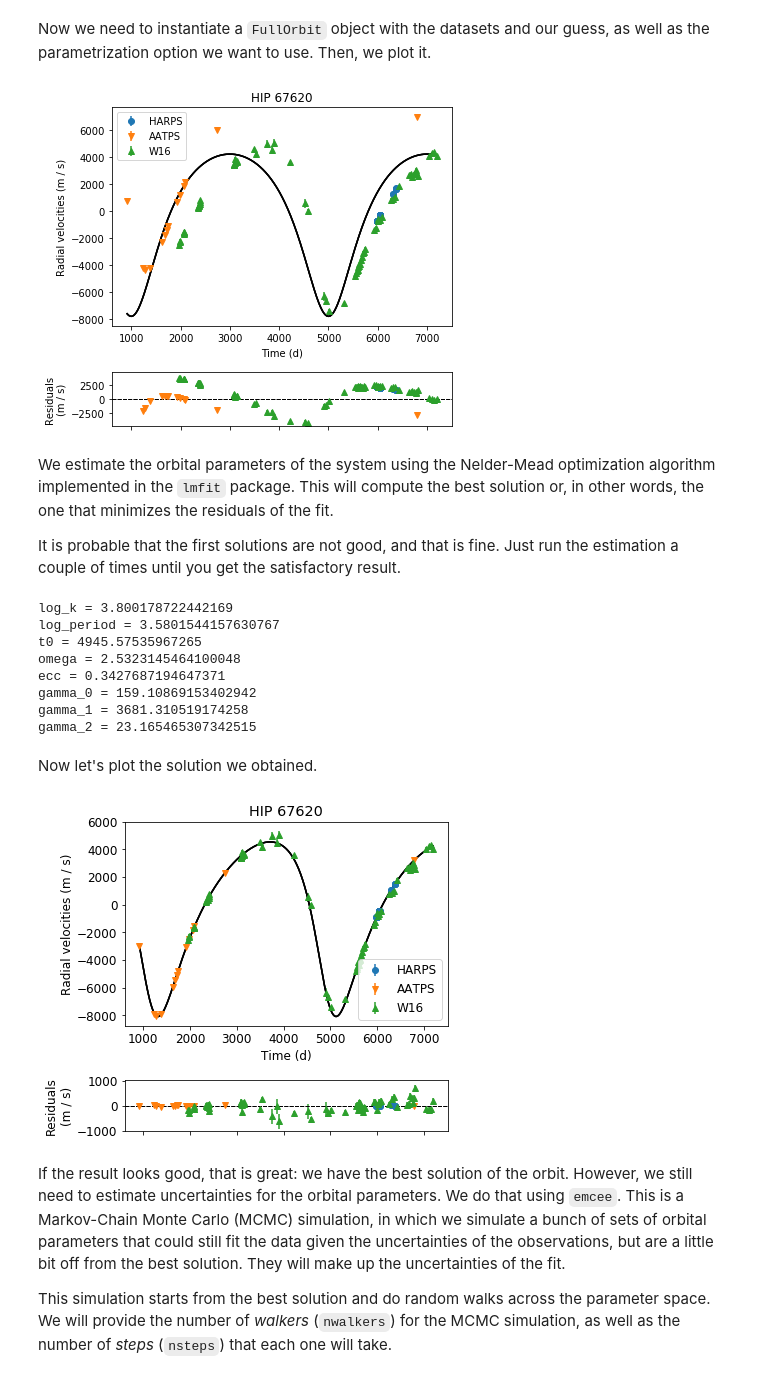
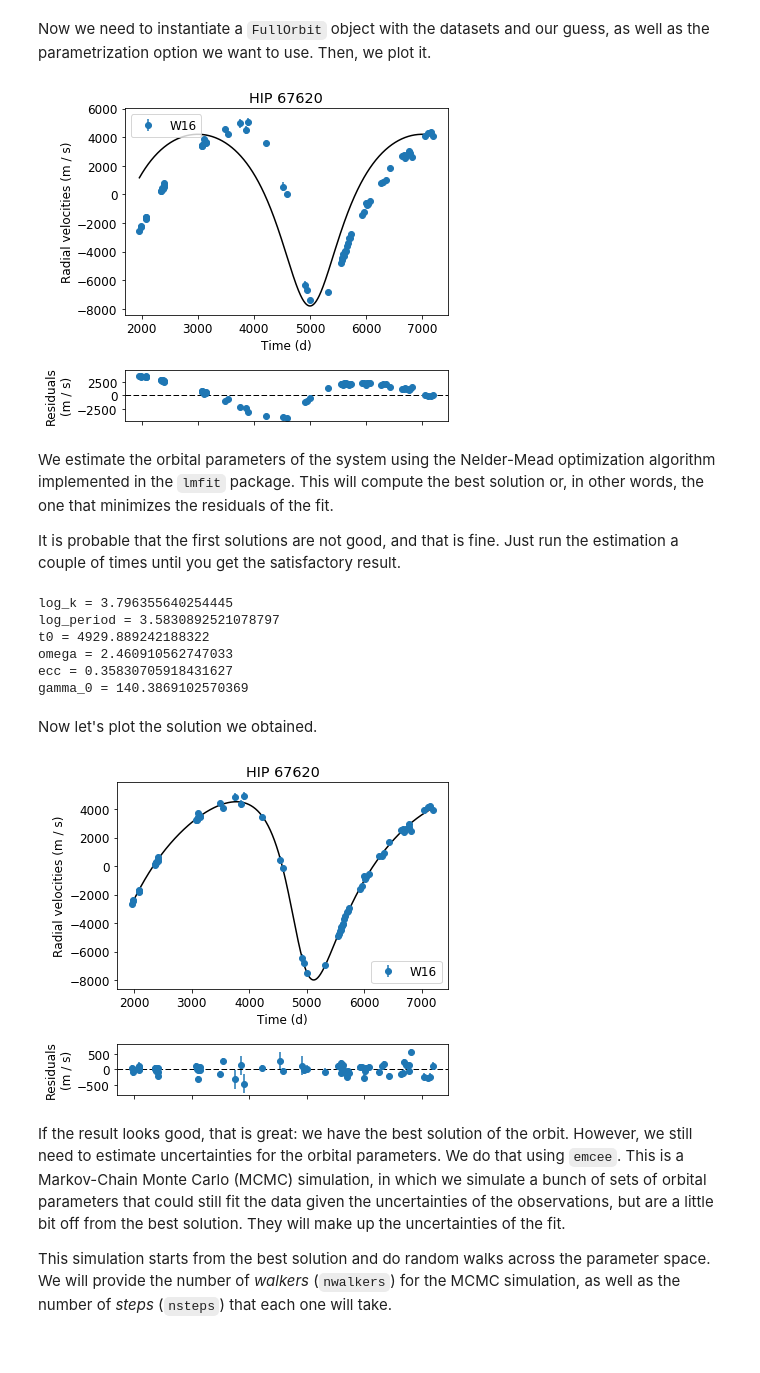
Before and after one commit to Eapj3/radial_, a Jupyter notebook: docs/HIP67620_example.ipynb, the cells around one changed output. Saved outputs shown, nothing was run; the diff lists cells and outputs as text; code cells hidden in the pictures; blank space fills up the shorter version.

```diff
--- a/docs/HIP67620_example.ipynb
+++ b/docs/HIP67620_example.ipynb
@@ -62,13 +62,13 @@ guess = {'k': 6000,
 # %% [markdown]
 Now we need to instantiate a `FullOrbit` object with the datasets and our guess, as well as the parametrization option we want to use. Then, we plot it.
 # %%
-estim = estimate.FullOrbit(datasets=[harps, aat, w16],
+estim = estimate.FullOrbit(datasets=[w16],
                            guess=guess,
                            parametrization='mc10')
 plot = estim.plot_rvs(plot_guess=True, fold=False, legend_loc=2)
 plt.show()
 # %% [output]
-[figure, old version]
+[figure, new version]
 # %% [markdown]
 We estimate the orbital parameters of the system using the Nelder-Mead optimization algorithm implemented in the `lmfit` package. This will compute the best solution or, in other words, the one that minimizes the residuals of the fit.
 
@@ -76,21 +76,19 @@ It is probable that the first solutions are not good, and that is fine. Just run
 # %%
 result = estim.lmfit_orbit(update_guess=True)
 # %% [output]
-log_k = 3.800178722442169
-log_period = 3.5801544157630767
-t0 = 4945.57535967265
-omega = 2.5323145464100048
-ecc = 0.3427687194647371
-gamma_0 = 159.10869153402942
-gamma_1 = 3681.310519174258
-gamma_2 = 23.165465307342515
+log_k = 3.796355640254445
+log_period = 3.5830892521078797
+t0 = 4929.889242188322
+omega = 2.460910562747033
+ecc = 0.35830705918431627
+gamma_0 = 140.3869102570369
 # %% [markdown]
 Now let's plot the solution we obtained.
 # %%
 pylab.rcParams['font.size'] = 12
 fig, gs = estim.plot_rvs(plot_guess=True, fold=False, legend_loc=4)
 # %% [output]
-[figure, old version]
+[figure, new version]
 # %% [markdown]
 If the result looks good, that is great: we have the best solution of the orbit. However, we still need to estimate uncertainties for the orbital parameters. We do that using `emcee`. This is a Markov-Chain Monte Carlo (MCMC) simulation, in which we simulate a bunch of sets of orbital parameters that could still fit the data given the uncertainties of the observations, but are a little bit off from the best solution. They will make up the uncertainties of the fit.
 
```
Also changed, not shown: parts of 6 cells of this notebook, 5 other files.
